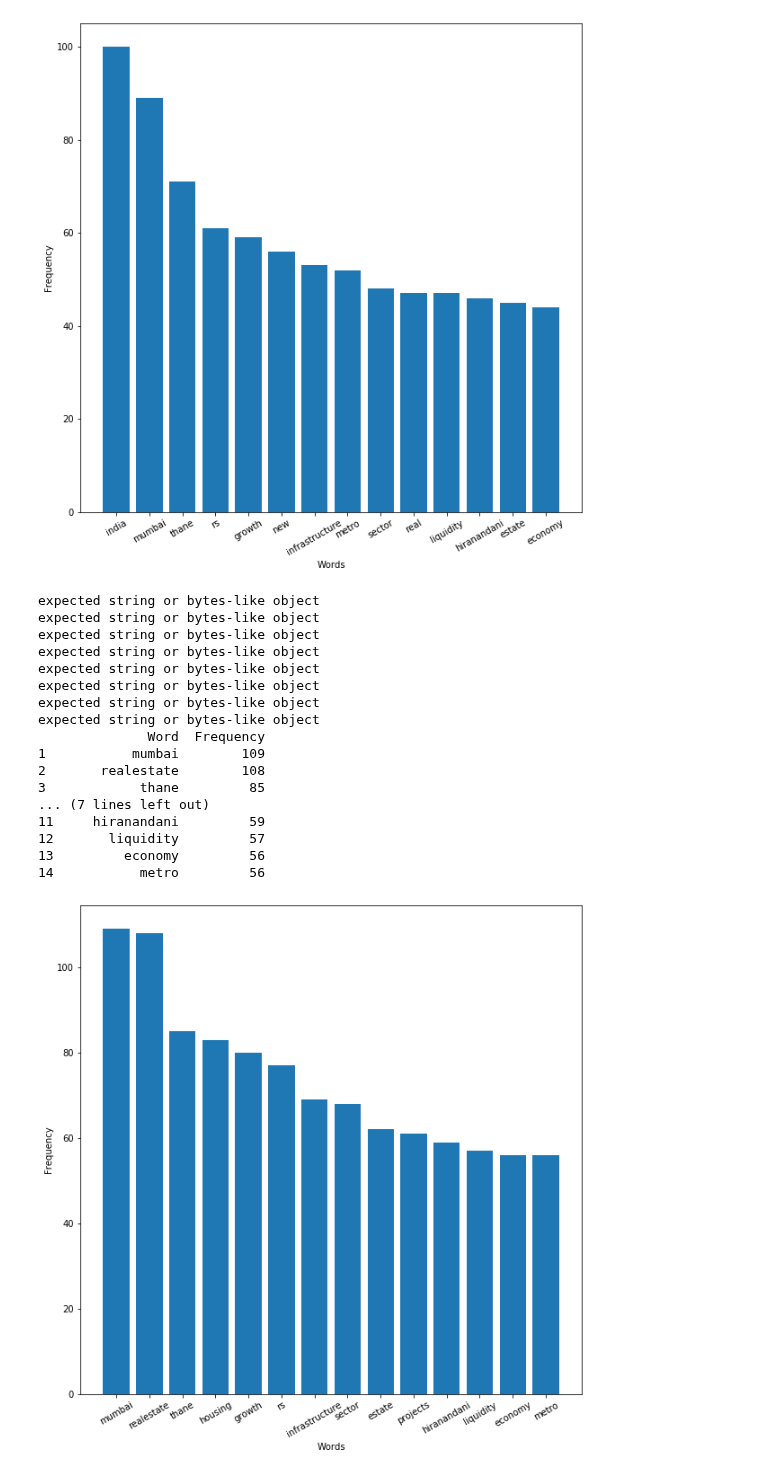
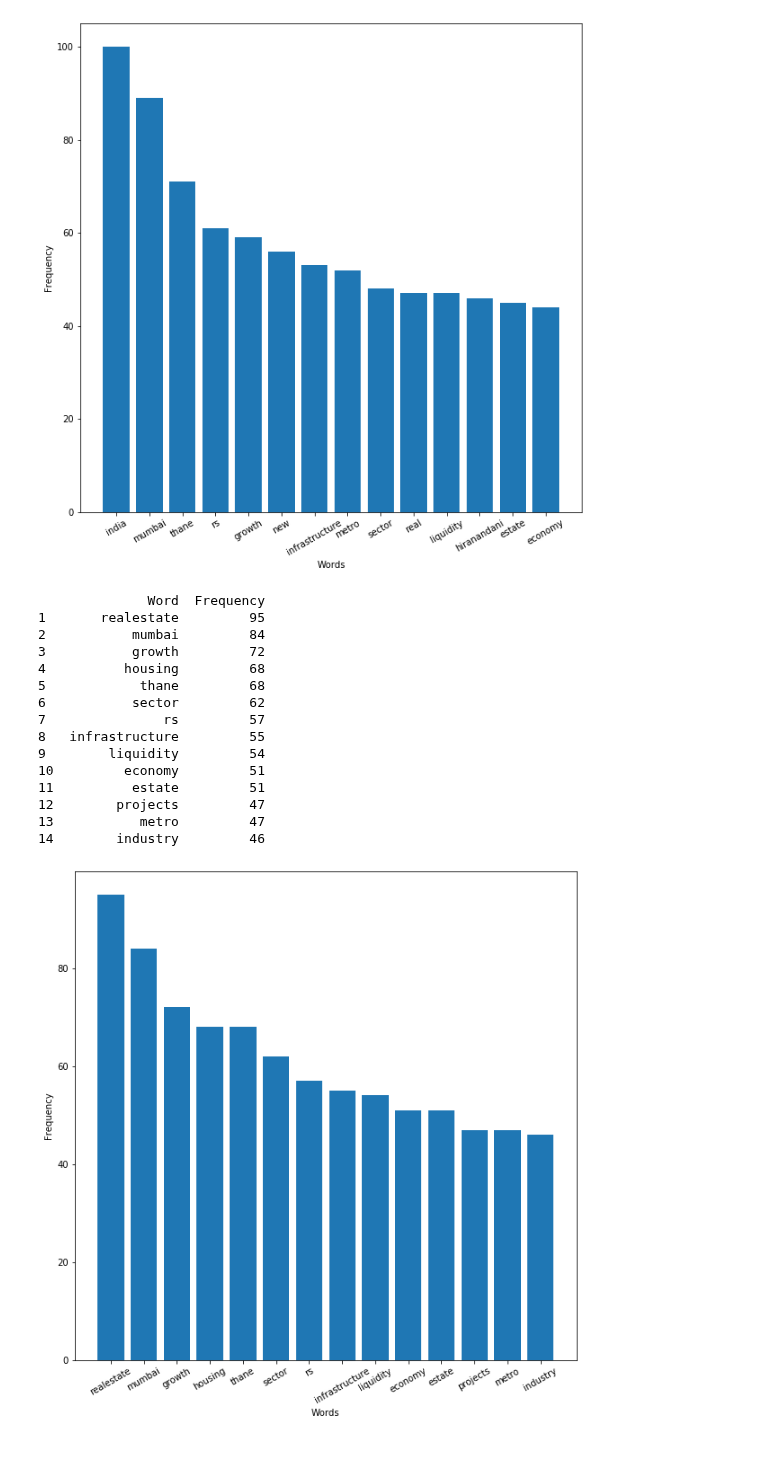
Before and after one commit to parthnagarkar875/Twitter-Data-Mining-for-Targeted-Marketing, a Jupyter notebook: pull.ipynb, the cells around one changed output. Drawn from its saved outputs; the diff is of its cells as text; code cells hidden in the pictures.

```diff
--- a/pull.ipynb
+++ b/pull.ipynb
@@ -80,42 +80,40 @@ active.wordcloud(li1)
 # %%
 from nltk import word_tokenize
 import nltk
 nounlist=list()
 for i in tweet:
     try:
         text1 = active.deEmojify(i.text)
         text2=active.clean_tweet(text1)
         text3=text2.replace('&amp;', ' ')
         text=word_tokenize(text3)
 
         hello=nltk.pos_tag(text)
         #print(hello)
         is_noun = lambda pos: pos[:2] == 'NN'
         nouns = [word for (word, pos) in hello if is_noun(pos)]
         nounlist.extend(nouns)
     except Exception as e:
-        print(e)
+        continue
 
 
 li1=pd.Series(nounlist)
 
 active.wordcloud(li1)
 # %% [output]
-expected string or bytes-like object
-expected string or bytes-like object
-expected string or bytes-like object
-expected string or bytes-like object
-expected string or bytes-like object
-expected string or bytes-like object
-expected string or bytes-like object
-expected string or bytes-like object
               Word  Frequency
-1           mumbai        109
-2       realestate        108
-3            thane         85
-... (7 lines left out)
-11     hiranandani         59
-12       liquidity         57
-13         economy         56
-14           metro         56
+1       realestate         95
+2           mumbai         84
+3           growth         72
+4          housing         68
+5            thane         68
+6           sector         62
+7               rs         57
+8   infrastructure         55
+9        liquidity         54
+10         economy         51
+11          estate         51
+12        projects         47
+13           metro         47
+14        industry         46
-[figure, old version]
+[figure, new version]
```
Also changed, not shown: parts of 2 cells of this notebook, 1 other file.
